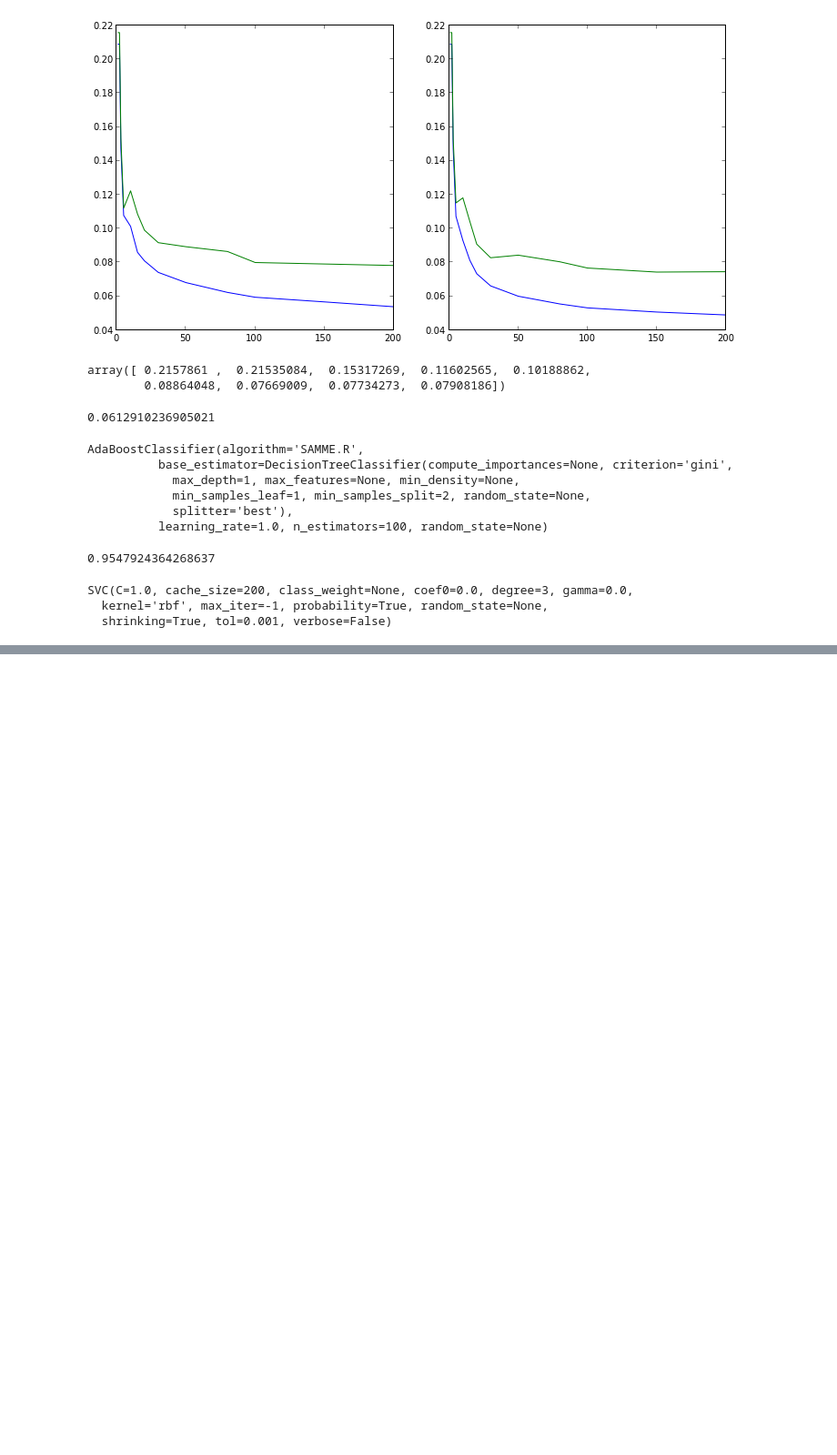
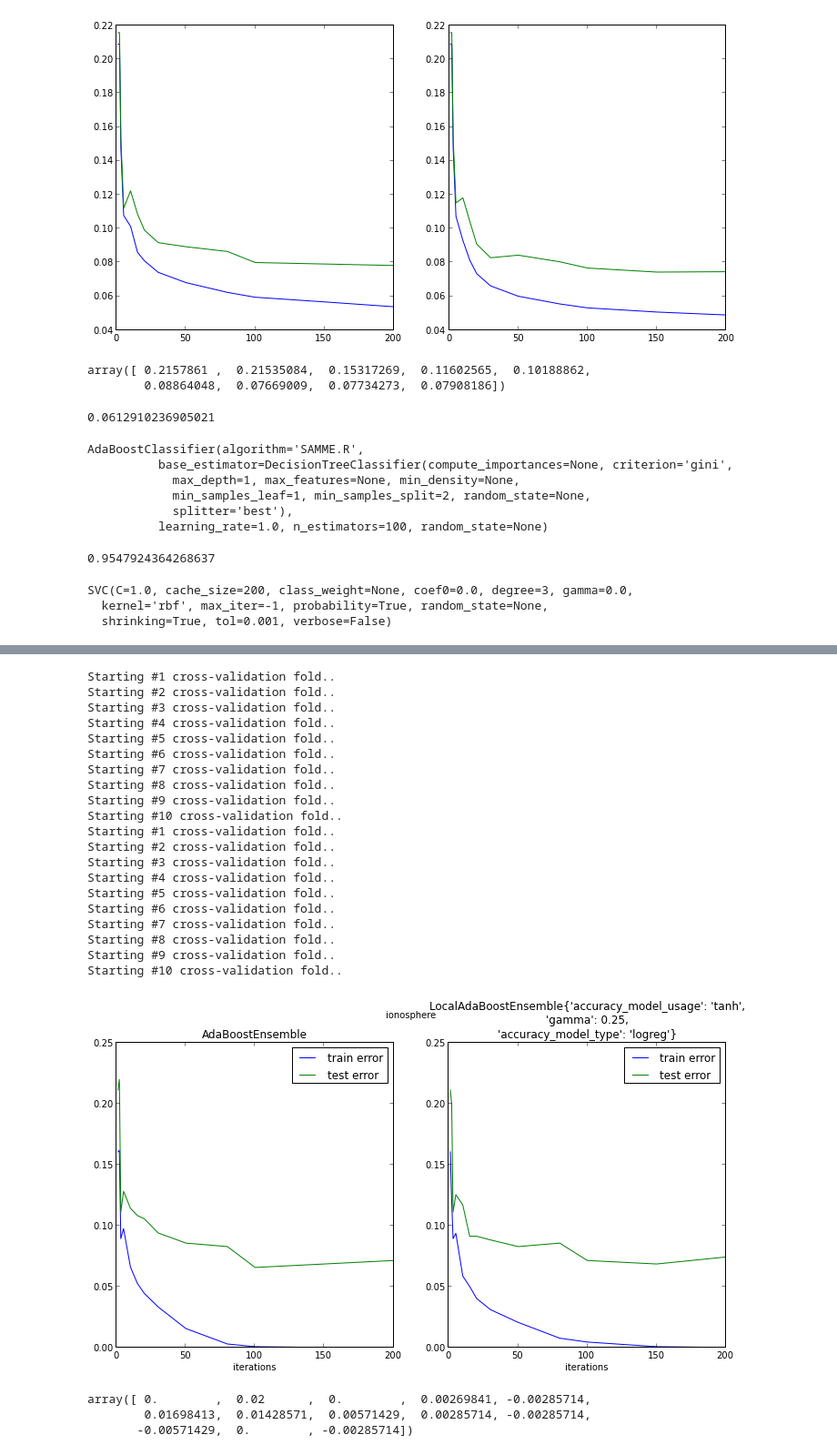
Before and after one commit to miwanowski/localboost, a Jupyter notebook: src/notebooks/scrapbook_work.ipynb, the cells around one changed output, grey strips where cells are left out. Shown at 91% size. Saved outputs shown, nothing was run; the diff lists cells and outputs as text; code cells hidden in the pictures; blank space fills up the shorter version.

Commit message:
Added BenchmarkScenario class and some utils.

```diff
--- a/src/notebooks/scrapbook_work.ipynb
+++ b/src/notebooks/scrapbook_work.ipynb
@@ -196,0 +196,37 @@ m = MyObj()
+# %%
+scenario = utils.BenchmarkScenario(adaboost.AdaBoostEnsemble,\
+                                   localboost.LocalAdaBoostEnsemble, \
+                                   io, \
+                                   'ionosphere', \
+                                   10, \
+                                   [1, 2, 3, 5, 10, 15, 20, 30, 50, 80, 100, 150, 200], \
+                                   {'gamma': 0.25, 'accuracy_model_type': 'logreg', 'accuracy_model_usage': 'tanh'})
+scenario.run()
+# %% [output]
+Starting #1 cross-validation fold..
+Starting #2 cross-validation fold..
+Starting #3 cross-validation fold..
+Starting #4 cross-validation fold..
+Starting #5 cross-validation fold..
+Starting #6 cross-validation fold..
+Starting #7 cross-validation fold..
+Starting #8 cross-validation fold..
+Starting #9 cross-validation fold..
+Starting #10 cross-validation fold..
+Starting #1 cross-validation fold..
+Starting #2 cross-validation fold..
+Starting #3 cross-validation fold..
+Starting #4 cross-validation fold..
+Starting #5 cross-validation fold..
+Starting #6 cross-validation fold..
+Starting #7 cross-validation fold..
+Starting #8 cross-validation fold..
+Starting #9 cross-validation fold..
+Starting #10 cross-validation fold..
+[figure, added]
+# %%
+scenario.last_ref_test_errors - scenario.last_test_errors
+# %% [output]
+array([ 0.        ,  0.02      ,  0.        ,  0.00269841, -0.00285714,
+        0.01698413,  0.01428571,  0.00571429,  0.00285714, -0.00285714,
+       -0.00571429,  0.        , -0.00285714])
```
Also changed, not shown: parts of 2 cells of this notebook, 1 other file.
